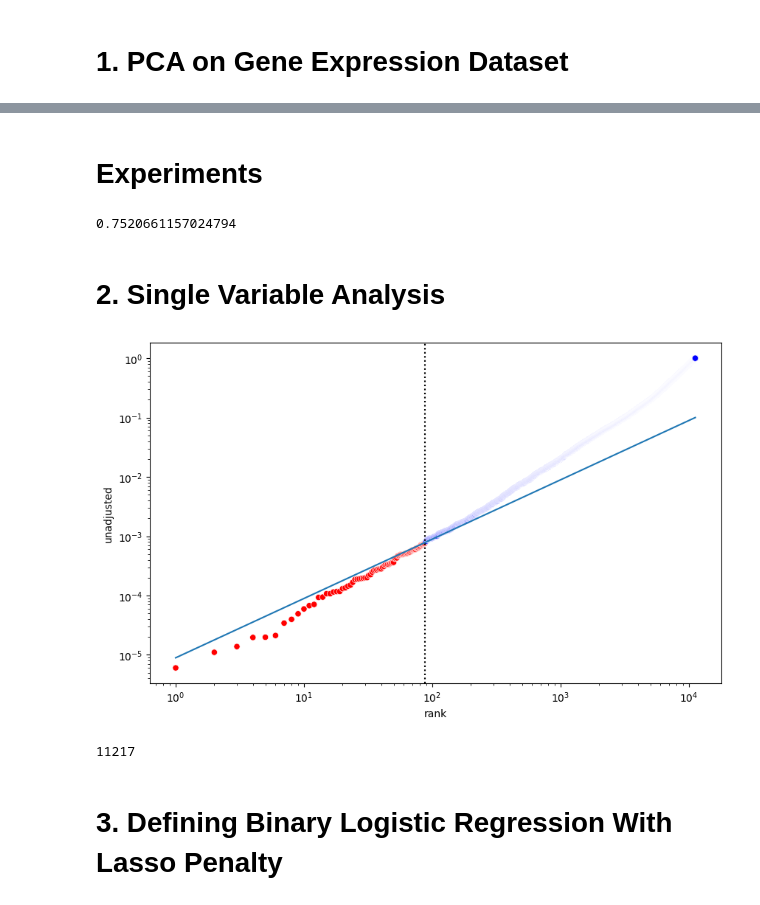
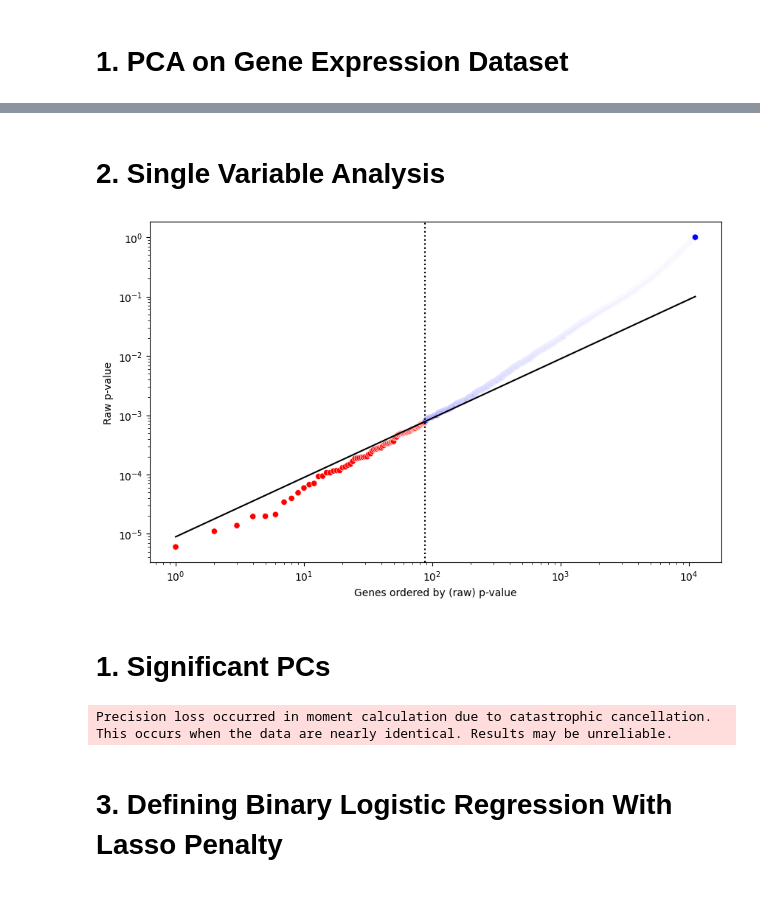
Before and after one commit to siepenmaru/stat3006-a4-code, a Jupyter notebook: A4.ipynb, the cells around one changed output, grey strips where cells are left out. Drawn from its saved outputs; the diff is of its cells as text; code cells hidden in the pictures.

```diff
--- a/A4.ipynb
+++ b/A4.ipynb
@@ -193,22 +179,6 @@ Explained Variance: 0.6046409033512566
 # %%
 components = pd.DataFrame(pca.components_, columns=X.columns)
 components.to_csv('supplementary/PrincipalComponentDirections.csv', index_label="Principal Component")
-# %% [markdown]
-# Experiments
-# %%
-# quick accuracy test
-svm = SVC(kernel="linear")
-cv = LeaveOneOut()
-# NOTE: SVM Hyperparameters?
-grid = GridSearchCV(svm, {}, cv=cv, scoring="accuracy")
-grid.fit(x, Y.to_numpy().ravel())
-print(grid.best_score_)
-
-# score = cross_val_score(lasso, x, Y.to_numpy().ravel(), scoring='accuracy', cv=10, n_jobs=-1)
-
-# print(f"Accuracy: {np.mean(score):.3f} ({np.std(score):.3f})")
-# %% [output]
-0.7520661157024794
 # %% [markdown]
 # 2. Single Variable Analysis
 # %%
@@ -239,28 +209,26 @@ significant_genes.to_csv('supplementary/SignificantGenes.csv', header=False)
 # %%
 genes = pd.DataFrame({"unadjusted": sva.pvals, "adjusted": sva.pvals_adjusted}, index=X.columns)
 genes_sorted = genes.sort_values(by=['unadjusted'])
 genes_sorted['significant'] = np.where(genes_sorted['adjusted'] < MAX_FDR, 'red', 'blue')
 genes_sorted['rank'] = range(1, len(genes_sorted) + 1)
 
 def fdr_slope(j):
     return MAX_FDR * j / len(genes)
 
 fig = plt.figure(figsize=(10,6))
 sns.scatterplot(data=genes_sorted, x='rank', y='unadjusted', c=genes_sorted['significant'])
 # sns.lineplot(data=genes_sorted, x='adjusted', y='adjusted')
 plt.axvline(x=len(significant_genes), c='black', linestyle=':')
 
 xx = [1, len(genes)]
 yy = [fdr_slope(1), fdr_slope(len(genes))]
 
-plt.plot(xx, yy, '-')
+plt.plot(xx, yy, '-', c='black')
+plt.xlabel('Genes ordered by (raw) p-value')
+plt.ylabel('Raw p-value')
 # TODO: BH FDR control line
 plt.xscale('log')
 plt.yscale('log')
 plt.show()
 # %% [output]
-[figure, old version]
+[figure, new version]
-# %%
-len(genes)
-# %% [output]
-11217
@@ -266,0 +257,2 @@ len(genes)
+# %% [markdown]
+# 1. Significant PCs
@@ -267,3 +261,28 @@ len(genes)
+# %%
+sva_pc = SVA(data_reduced)
+asdf = data_reduced.copy()
+asdf.loc[len(data_reduced)] = np.append(sva_pc.pvals, 999)
+asdf.sort_values(by=len(data_reduced), axis=1, inplace=True)
+asdf.drop(len(data_reduced), inplace=True)
+asdf
+n_pcs = 5
+top_n_pcs = asdf.iloc[:,:n_pcs]
+
+fig = px.scatter_matrix(
+    top_n_pcs,
+    color=Y['label'],
+    color_discrete_sequence=px.colors.qualitative.D3,
+    opacity=0.8,
+    dimensions=top_n_pcs.columns,
+    # labels=labels,
+    title='Top 5 Potentially Significant PCs, Based on p-values',
+    width=720,
+    height=720
+)
+fig.update_traces(diagonal_visible=True)
+fig.show()
+# %% [output]
+Precision loss occurred in moment calculation due to catastrophic cancellation. This occurs when the data are nearly identical. Results may be unreliable.
 # %% [markdown]
 # 3. Defining Binary Logistic Regression With Lasso Penalty
 # %% [markdown]
```
Also changed, not shown: parts of 10 cells of this notebook, 1 other file.
